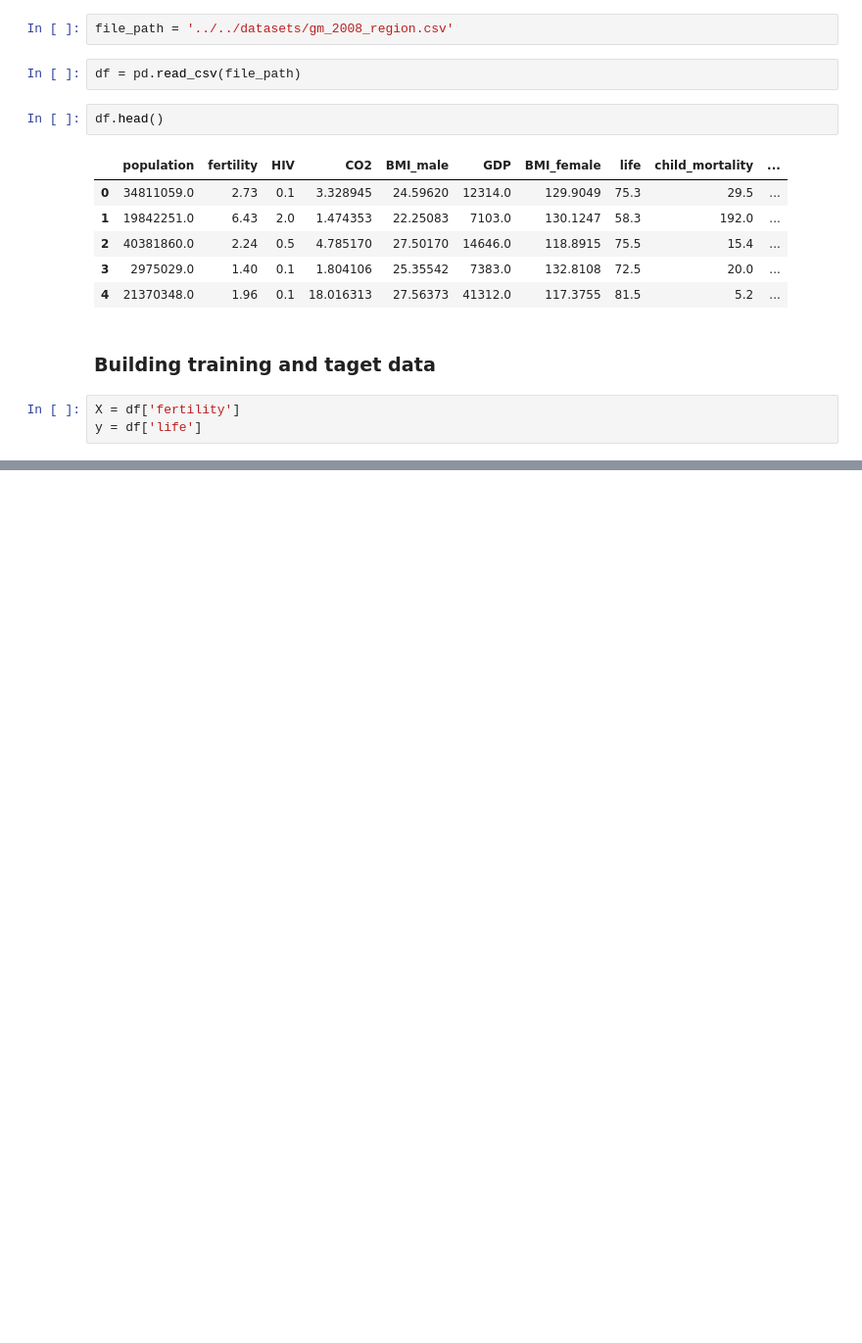
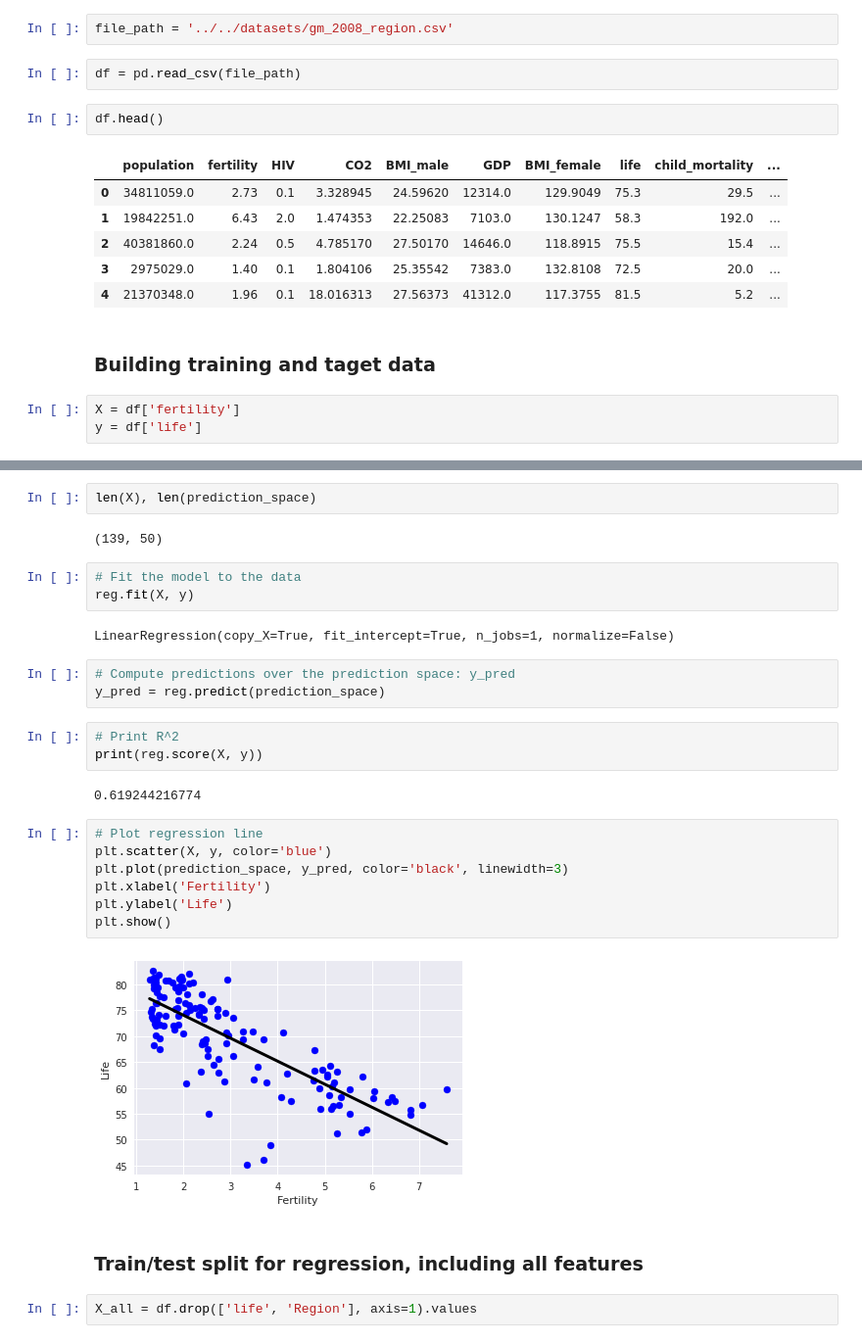
Before and after one commit to LessIsMorePy/jupyter-projects, a Jupyter notebook: notebooks/Machine Learning/Regression.ipynb, the cells around one changed output, grey strips where cells are left out. Shown at 98% size. Saved outputs shown, nothing was run; the diff lists cells and outputs as text; blank space fills up the shorter version.

```diff
--- a/notebooks/Machine Learning/Regression.ipynb
+++ b/notebooks/Machine Learning/Regression.ipynb
@@ -25,0 +92,30 @@ y = df['life']
+# %%
+len(X), len(prediction_space)
+# %% [output]
+(139, 50)
+# %%
+# Fit the model to the data
+reg.fit(X, y)
+# %% [output]
+LinearRegression(copy_X=True, fit_intercept=True, n_jobs=1, normalize=False)
+# %%
+# Compute predictions over the prediction space: y_pred
+y_pred = reg.predict(prediction_space)
+# %%
+# Print R^2
+print(reg.score(X, y))
+# %% [output]
+0.619244216774
+# %%
+# Plot regression line
+plt.scatter(X, y, color='blue')
+plt.plot(prediction_space, y_pred, color='black', linewidth=3)
+plt.xlabel('Fertility')
+plt.ylabel('Life')
+plt.show()
+# %% [output]
+[figure, added]
+# %% [markdown]
+### Train/test split for regression, including all features
+# %%
+X_all = df.drop(['life', 'Region'], axis=1).values
```
Also changed, not shown: parts of 54 cells of this notebook.
